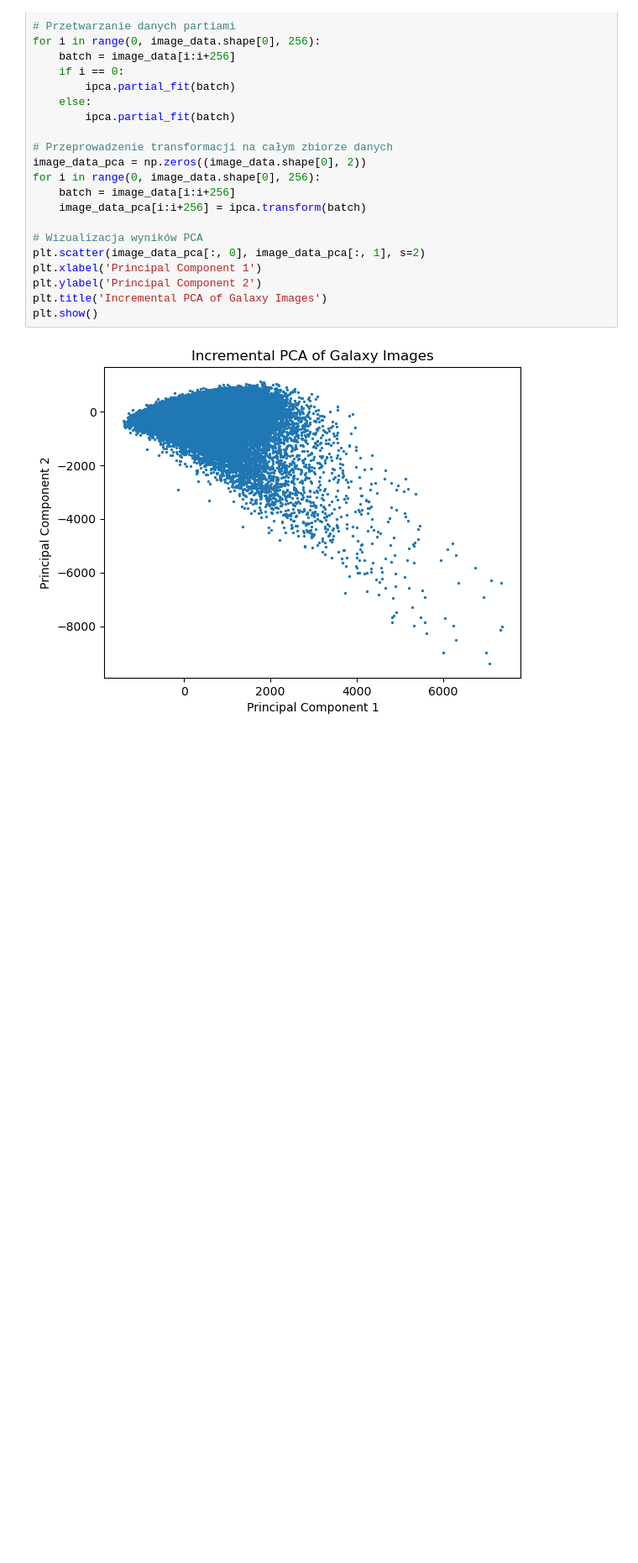
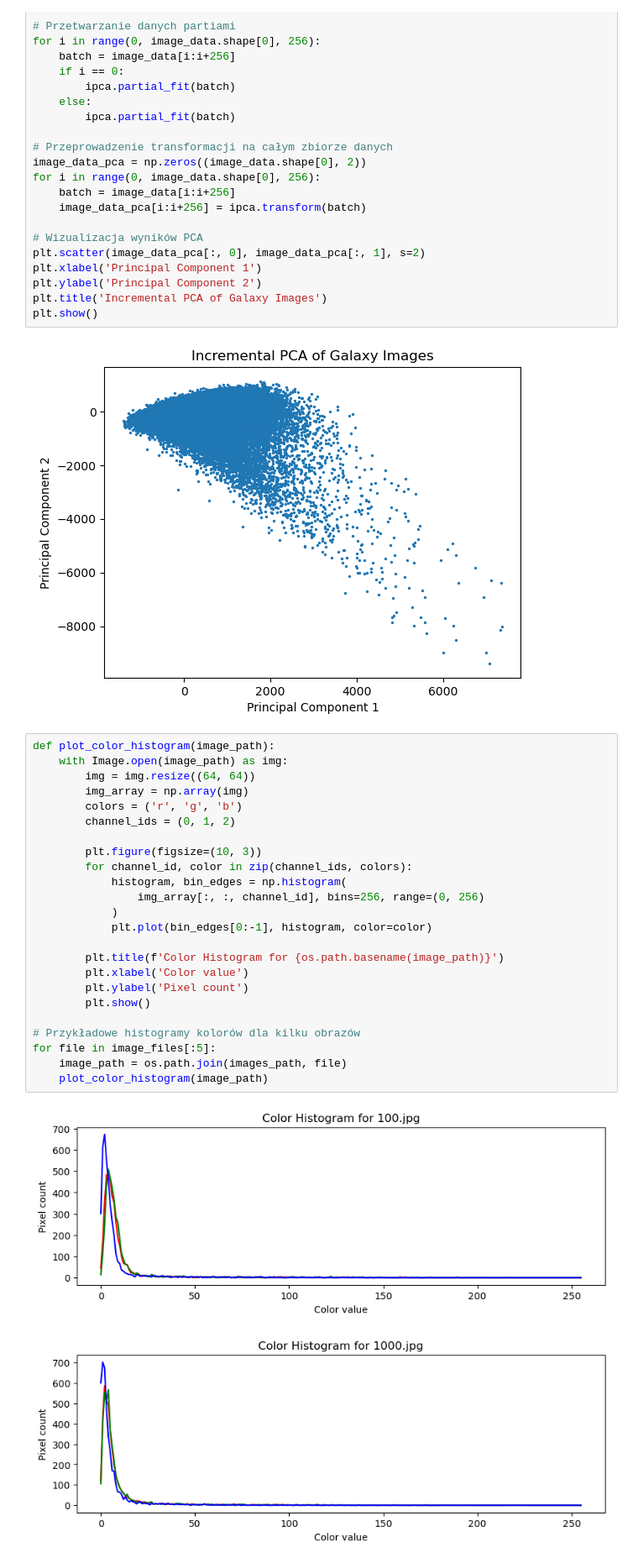
Before and after one commit to mickuk/Wst-p_do_uczenia_maszynowego, a Jupyter notebook: Projekt 2 - Klasteryzacja/projekt2.ipynb, the cells around one changed output. Shown: that part at 84% size. Cells and saved outputs as stored; diff of their text form; blank space fills up the shorter version.

```diff
--- a/Projekt 2 - Klasteryzacja/projekt2.ipynb
+++ b/Projekt 2 - Klasteryzacja/projekt2.ipynb
@@ -182,3 +206,30 @@ plt.title('Incremental PCA of Galaxy Images')
 plt.show()
 # %% [output]
 [figure]
+# %%
+def plot_color_histogram(image_path):
+    with Image.open(image_path) as img:
+        img = img.resize((64, 64))
+        img_array = np.array(img)
+        colors = ('r', 'g', 'b')
+        channel_ids = (0, 1, 2)
+
+        plt.figure(figsize=(10, 3))
+        for channel_id, color in zip(channel_ids, colors):
+            histogram, bin_edges = np.histogram(
+                img_array[:, :, channel_id], bins=256, range=(0, 256)
+            )
+            plt.plot(bin_edges[0:-1], histogram, color=color)
+
+        plt.title(f'Color Histogram for {os.path.basename(image_path)}')
+        plt.xlabel('Color value')
+        plt.ylabel('Pixel count')
+        plt.show()
+
+# Przykładowe histogramy kolorów dla kilku obrazów
+for file in image_files[:5]:
+    image_path = os.path.join(images_path, file)
+    plot_color_histogram(image_path)
+# %% [output]
+[figure, added]
+[figure, added]
```
Also changed, not shown: parts of 2 cells of this notebook.
